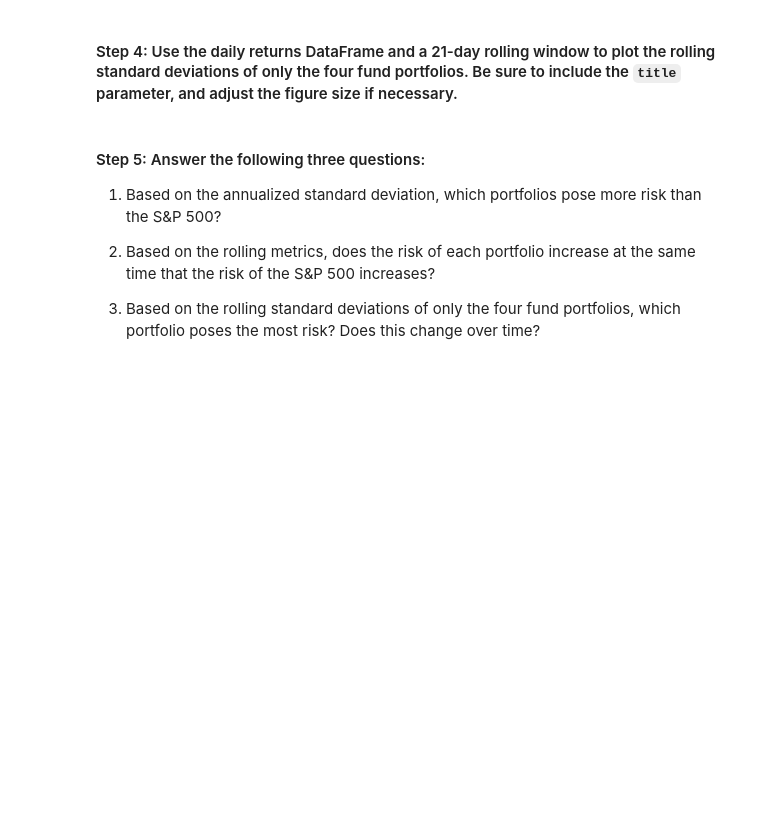
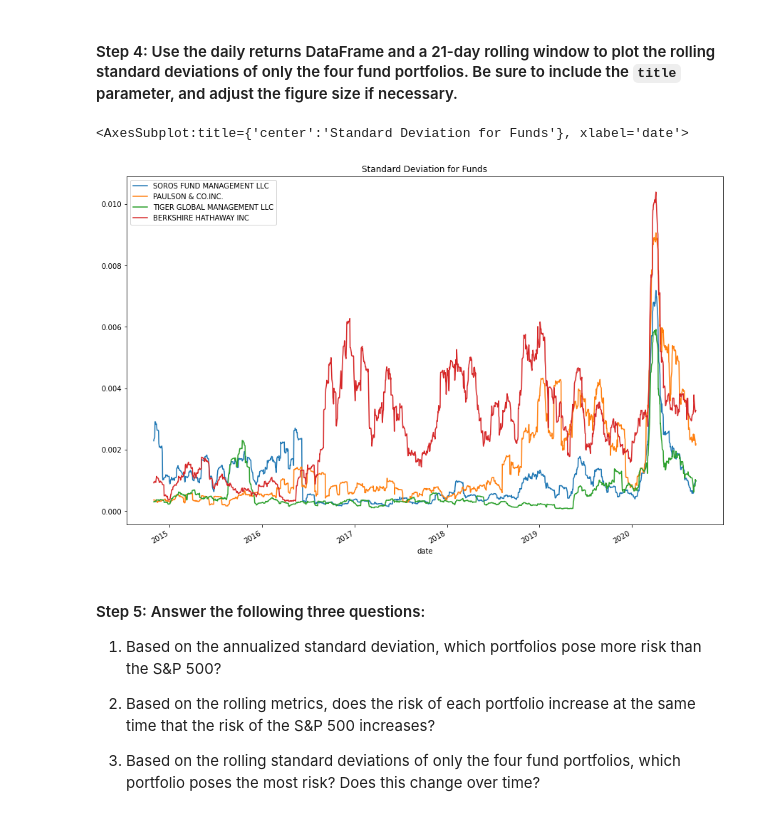
Before and after one commit to simonab57/Quantitative-Analysis, a Jupyter notebook: Quantitative Analysis/risk_return_analysis.ipynb, the cells around one changed output. Cells and saved outputs as stored; diff of their text form; code cells hidden in the pictures; blank space fills up the shorter version.

```diff
--- a/Quantitative Analysis/risk_return_analysis.ipynb
+++ b/Quantitative Analysis/risk_return_analysis.ipynb
@@ -250,7 +270,10 @@ Evaluate the risk profile of each portfolio by using the standard deviation and
 # %%
 # Using the daily return data and a 21-day rolling window, plot the rolling standard deviation of just the 4 portfolios.
 # Include a title parameter and adjust the figure size
-# YOUR CODE HERE
+fund_returns.rolling(window=21).std().plot(figsize = (15,10), title = "Standard Deviation for Funds")
+# %% [output]
+<AxesSubplot:title={'center':'Standard Deviation for Funds'}, xlabel='date'>
+[figure, added]
 # %% [markdown]
 #### Step 5: Answer the following three questions:
 
```
Also changed, not shown: parts of 7 cells of this notebook.
